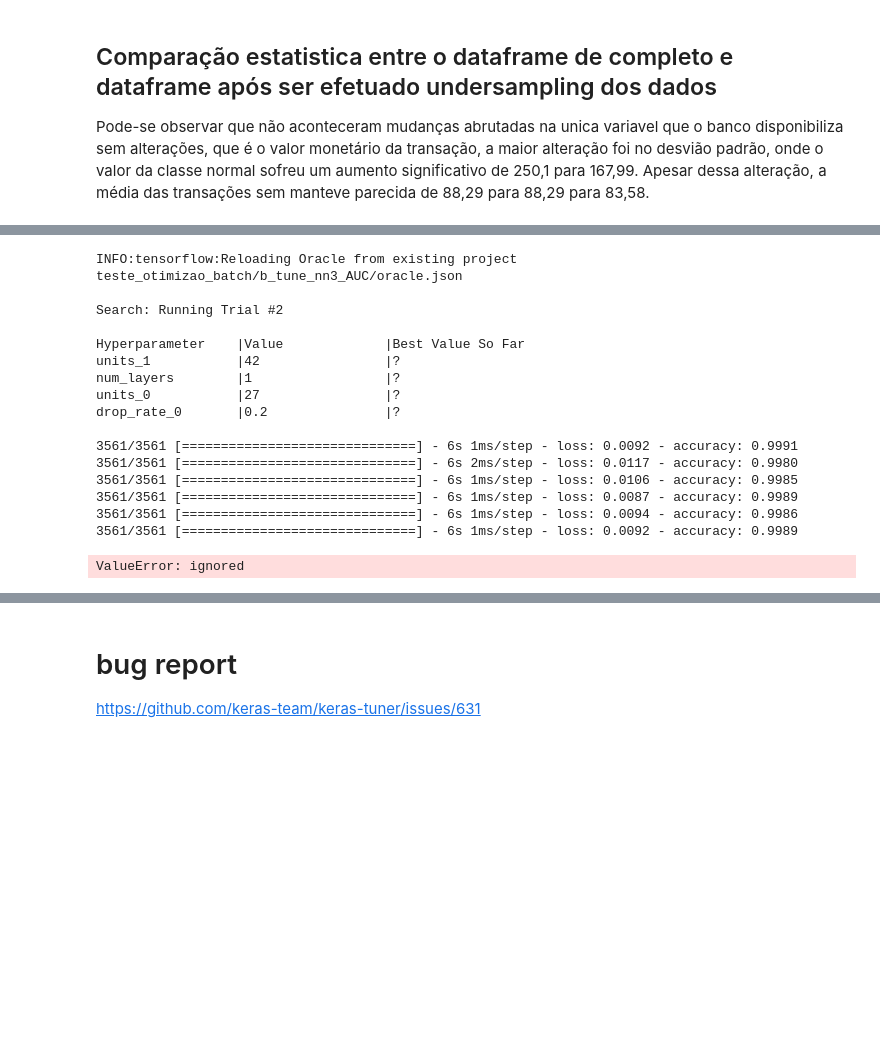
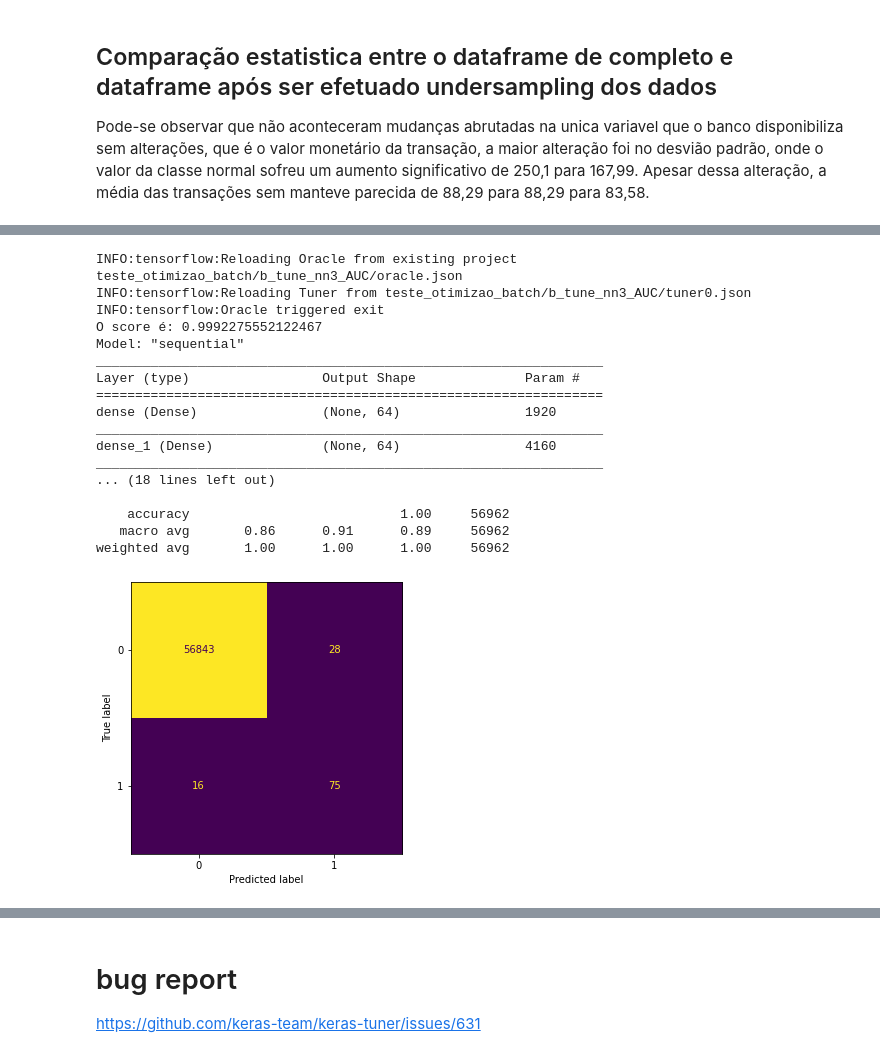
Before and after one commit to MarceloCapeletti/creditcard_fraud_detection, a Jupyter notebook: projeto_credit_card_fraud_detection.ipynb, the cells around one changed output, grey strips where cells are left out. Cells and saved outputs as stored; diff of their text form; code cells hidden in the pictures; blank space fills up the shorter version.

```diff
--- a/projeto_credit_card_fraud_detection.ipynb
+++ b/projeto_credit_card_fraud_detection.ipynb
@@ -365,7 +400,7 @@ sc = StandardScaler()
 x_treino.Amount = sc.fit_transform(x_treino.Amount.values.reshape(-1, 1))
 x_teste.Amount = sc.fit_transform(x_teste.Amount.values.reshape(-1, 1))
 # %%
-   ''' METRICS = [
+''' METRICS = [
       tf.keras.metrics.TruePositives(),
       tf.keras.metrics.FalsePositives(),
       tf.keras.metrics.TrueNegatives(),
@@ -376,15 +411,7 @@ x_teste.Amount = sc.fit_transform(x_teste.Amount.values.reshape(-1, 1))
       tf.keras.metrics.AUC(curve='ROC'),
       #tf.keras.metrics.AUC(name='PRC', curve='PR') # precision-recall curve
       ]
-      '''
-class MyTuner(kt.tuners.BayesianOptimization):
-
-    def run_trial(self, trial, *args, **kwargs):
-
-         kwargs['batch_size'] = trial.hyperparameters.Int('batch_size', 64, 256, step=16)
-         #kwargs['epochs'] = trial.hyperparameters.Int('epochs', 10, 30)
-         super(MyTuner, self).run_trial(trial, *args, **kwargs)
-
+'''
 
 def tune_nn_model(hp):
 
@@ -428,11 +455,11 @@ def tune_nn_model(hp):
         optimizer = tf.keras.optimizers.Nadam(),
         loss = 'binary_crossentropy',
         metrics = ['accuracy'])
-    return modelo #
+    return modelo
 
 
 
-b_tuner = MyTuner(
+b_tuner = kt.tuners.BayesianOptimization(
     tune_nn_model,
     objective = 'accuracy',
     max_trials=5,
@@ -478,19 +505,27 @@ print(cm)
 print(classification_report(y_teste,y_pred_boll))
 # %% [output]
 INFO:tensorflow:Reloading Oracle from existing project teste_otimizao_batch/b_tune_nn3_AUC/oracle.json
+INFO:tensorflow:Reloading Tuner from teste_otimizao_batch/b_tune_nn3_AUC/tuner0.json
+INFO:tensorflow:Oracle triggered exit
+O score é: 0.9992275552122467
+Model: "sequential"
+_________________________________________________________________
+Layer (type)                 Output Shape              Param #
+=================================================================
+dense (Dense)                (None, 64)                1920
+_________________________________________________________________
+dense_1 (Dense)              (None, 64)                4160
+_________________________________________________________________
+... (18 lines left out)
 
-Search: Running Trial #2
-
-Hyperparameter    |Value             |Best Value So Far
-units_1           |42                |?
-num_layers        |1                 |?
-units_0           |27                |?
-drop_rate_0       |0.2               |?
-
-3561/3561 [==============================] - 6s 1ms/step - loss: 0.0092 - accuracy: 0.9991
-3561/3561 [==============================] - 6s 2ms/step - loss: 0.0117 - accuracy: 0.9980
-3561/3561 [==============================] - 6s 1ms/step - loss: 0.0106 - accuracy: 0.9985
-3561/3561 [==============================] - 6s 1ms/step - loss: 0.0087 - accuracy: 0.9989
-3561/3561 [==============================] - 6s 1ms/step - loss: 0.0094 - accuracy: 0.9986
-3561/3561 [==============================] - 6s 1ms/step - loss: 0.0092 - accuracy: 0.9989
+    accuracy                           1.00     56962
+   macro avg       0.86      0.91      0.89     56962
+weighted avg       1.00      1.00      1.00     56962
-ValueError: ignored
+# %%
+fig, ax = plt.subplots(figsize=(5,5))
+
+disp = ConfusionMatrixDisplay.from_predictions(y_teste, y_pred_boll, ax=ax,colorbar=False)
+
+plt.show()
+# %% [output]
+[figure, added]
```
Also changed, not shown: parts of 14 cells of this notebook.
